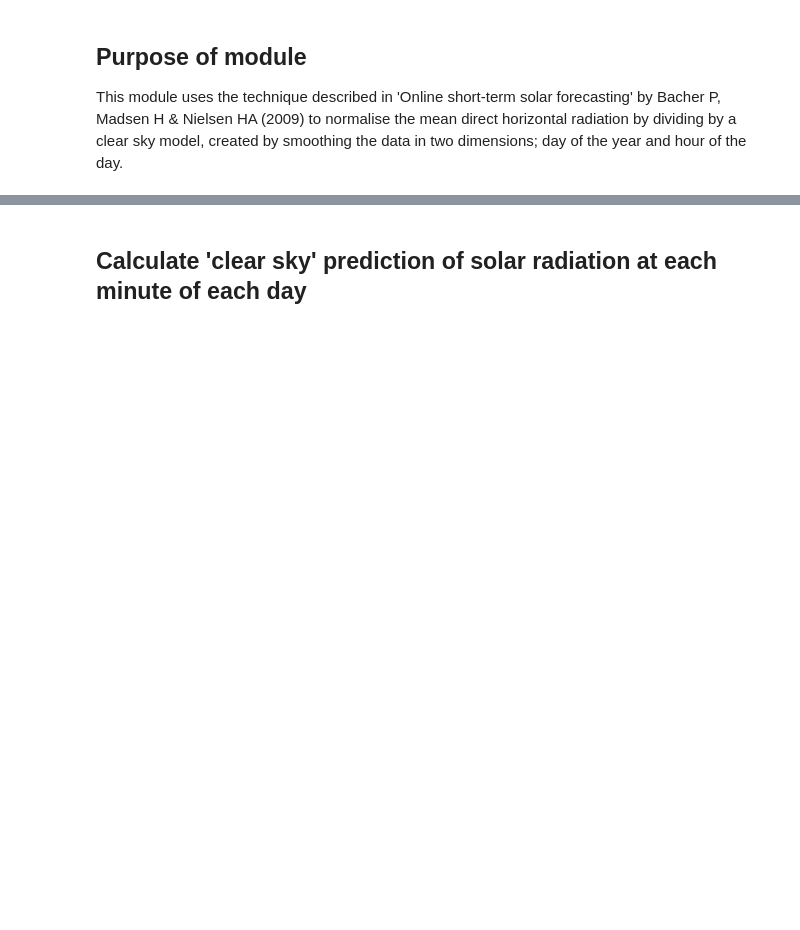
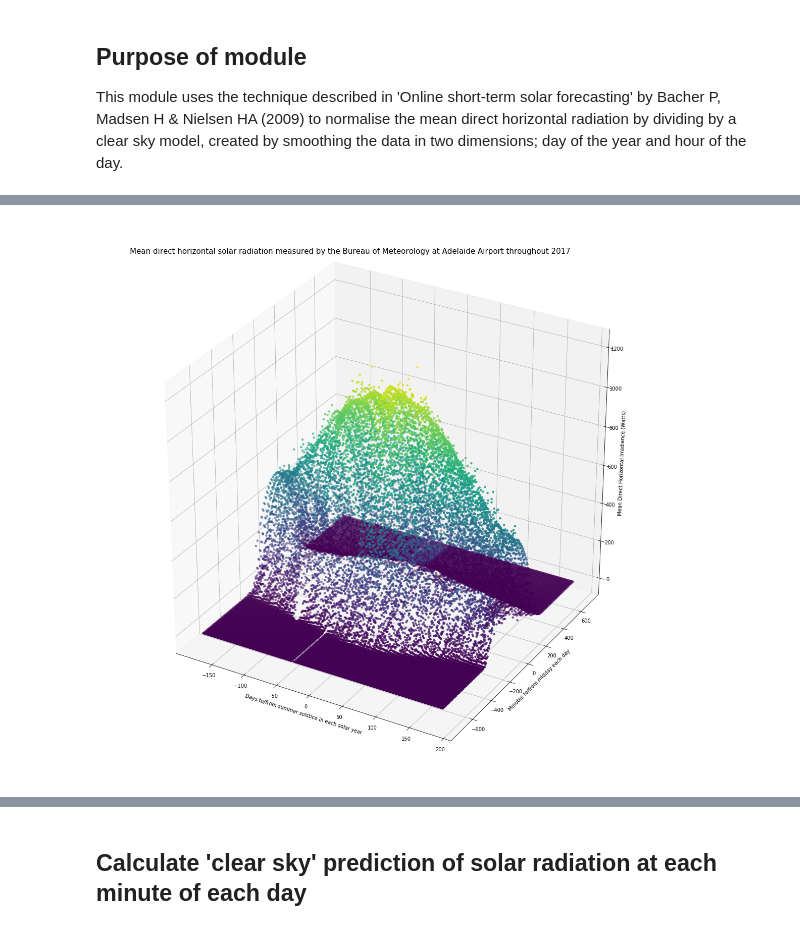
Before and after one commit to MSAmit/Capstone-project, a Jupyter notebook: Normalise_using_clear_sky_model.ipynb, the cells around one changed output, grey strips where cells are left out. Drawn from its saved outputs; the diff is of its cells as text; code cells hidden in the pictures; blank space fills up the shorter version.

```diff
--- a/Normalise_using_clear_sky_model.ipynb
+++ b/Normalise_using_clear_sky_model.ipynb
@@ -198,0 +190,15 @@ winter_solstice = dt.date(2017,6,21)
+# %%
+# Plot distribution of solar output by minute of the day and day of the year
+fig = plt.figure(figsize=(20,20))
+ax = plt.axes(projection='3d')
+ax.scatter(PV_15M.summer_solstice_delta, PV_15M.midday_delta, PV_15M.GHI,
+                c=PV_15M.GHI, linewidth=0.005)
+ax.text2D(0.05, 0.95,
+          'Mean direct horizontal solar radiation measured by the Bureau of Meteorology at Adelaide Airport throughout 2017',
+          transform=ax.transAxes, fontsize=15)
+ax.set_xlabel('Days to/from summer solstice in each solar year')
+ax.set_ylabel('Minutes to/from midday each day')
+ax.set_zlabel('Mean Direct Horizontal Irradiance (Watts)')
+plt.show()
+# %% [output]
+[figure, added]
```
Also changed, not shown: parts of 83 cells of this notebook.
